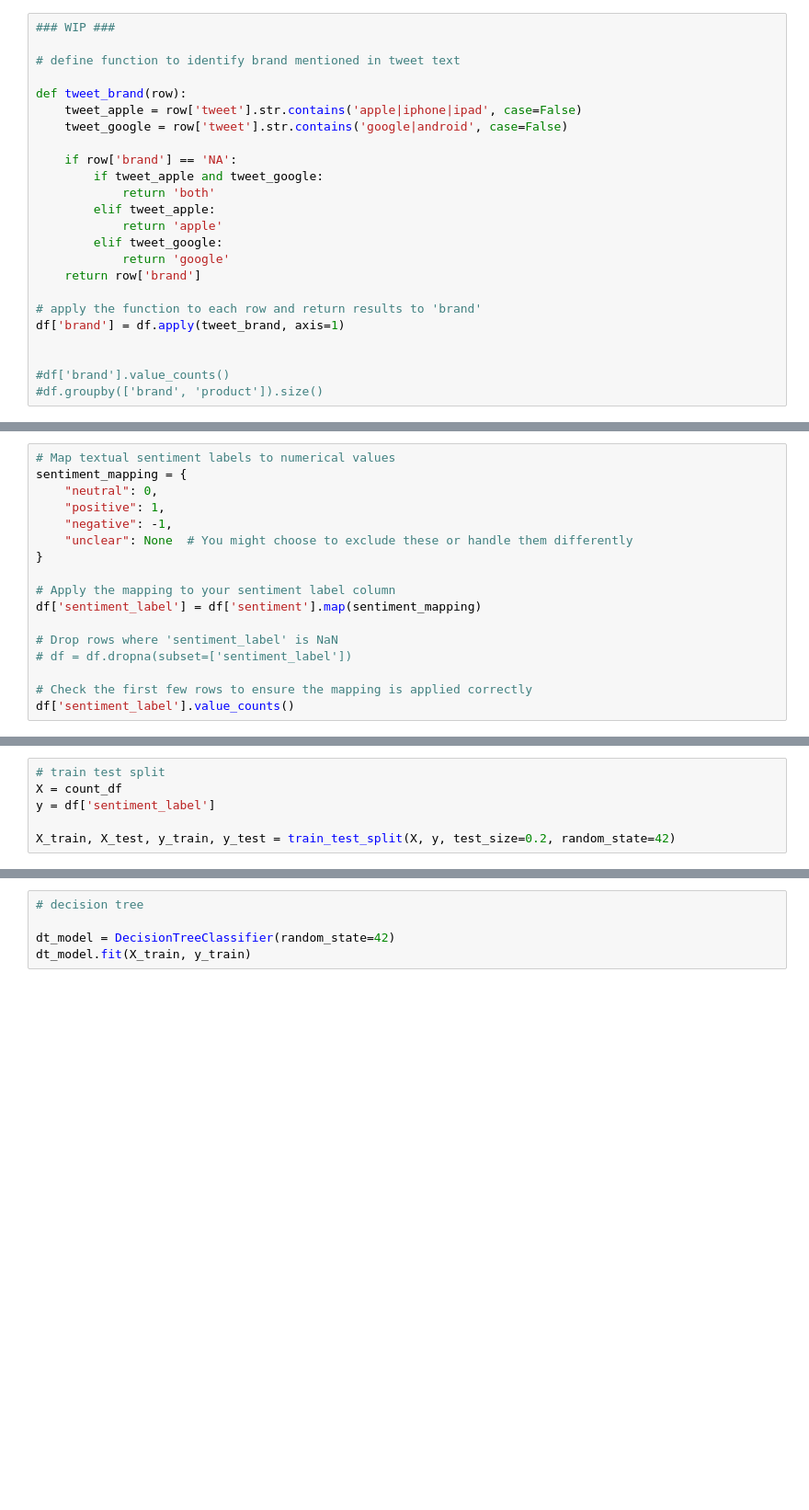
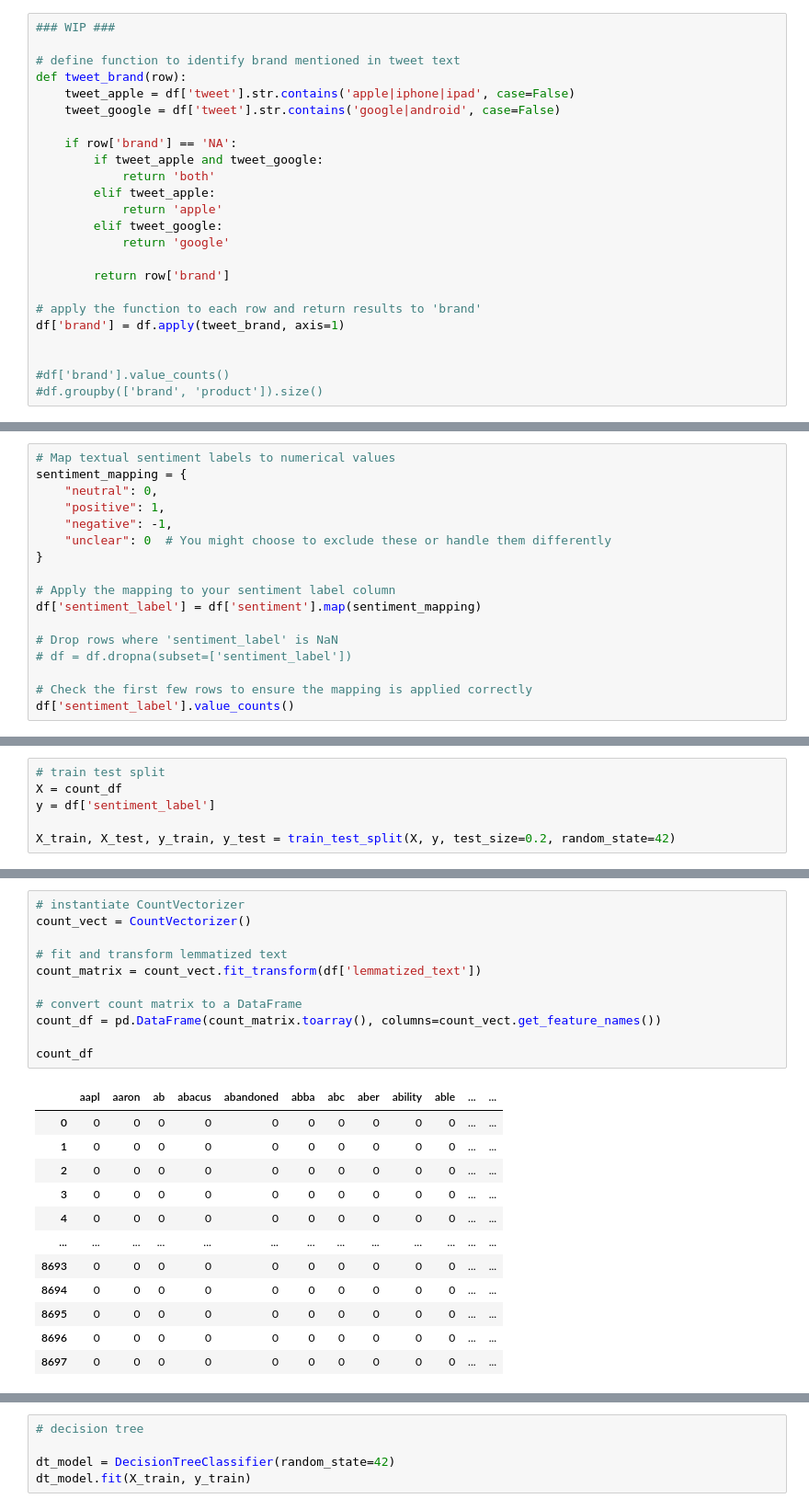
Before and after one commit to meghana-pakala/NLP-project, a Jupyter notebook: final.ipynb, the cells around one changed output, grey strips where cells are left out. Shown at 92% size. Cells and saved outputs as stored; diff of their text form; blank space fills up the shorter version.

```diff
--- a/final.ipynb
+++ b/final.ipynb
@@ -135,10 +132,9 @@ dtype: int64
 ### WIP ###
 
 # define function to identify brand mentioned in tweet text
-
 def tweet_brand(row):
-    tweet_apple = row['tweet'].str.contains('apple|iphone|ipad', case=False)
-    tweet_google = row['tweet'].str.contains('google|android', case=False)
+    tweet_apple = df['tweet'].str.contains('apple|iphone|ipad', case=False)
+    tweet_google = df['tweet'].str.contains('google|android', case=False)
 
     if row['brand'] == 'NA':
         if tweet_apple and tweet_google:
@@ -147,7 +143,8 @@ def tweet_brand(row):
             return 'apple'
         elif tweet_google:
             return 'google'
-    return row['brand']
+
+        return row['brand']
 
 # apply the function to each row and return results to 'brand'
 df['brand'] = df.apply(tweet_brand, axis=1)
@@ -277,7 +256,7 @@ sentiment_mapping = {
     "neutral": 0,
     "positive": 1,
     "negative": -1,
-    "unclear": None  # You might choose to exclude these or handle them differently
+    "unclear": 0  # You might choose to exclude these or handle them differently
 }
 
 # Apply the mapping to your sentiment label column
@@ -407,0 +321,24 @@ X_train, X_test, y_train, y_test = train_test_split(X, y, test_size=0.2, random_
+# %%
+# instantiate CountVectorizer
+count_vect = CountVectorizer()
+
+# fit and transform lemmatized text
+count_matrix = count_vect.fit_transform(df['lemmatized_text'])
+
+# convert count matrix to a DataFrame
+count_df = pd.DataFrame(count_matrix.toarray(), columns=count_vect.get_feature_names())
+
+count_df
+# %% [output]
+|  | aapl | aaron | ab | abacus | abandoned | abba | abc | aber | ability | able | ... | ... |
+| 0 | 0 | 0 | 0 | 0 | 0 | 0 | 0 | 0 | 0 | 0 | ... | ... |
+| 1 | 0 | 0 | 0 | 0 | 0 | 0 | 0 | 0 | 0 | 0 | ... | ... |
+| 2 | 0 | 0 | 0 | 0 | 0 | 0 | 0 | 0 | 0 | 0 | ... | ... |
+| 3 | 0 | 0 | 0 | 0 | 0 | 0 | 0 | 0 | 0 | 0 | ... | ... |
+| 4 | 0 | 0 | 0 | 0 | 0 | 0 | 0 | 0 | 0 | 0 | ... | ... |
+| ... | ... | ... | ... | ... | ... | ... | ... | ... | ... | ... | ... | ... |
+| 8693 | 0 | 0 | 0 | 0 | 0 | 0 | 0 | 0 | 0 | 0 | ... | ... |
+| 8694 | 0 | 0 | 0 | 0 | 0 | 0 | 0 | 0 | 0 | 0 | ... | ... |
+| 8695 | 0 | 0 | 0 | 0 | 0 | 0 | 0 | 0 | 0 | 0 | ... | ... |
+| 8696 | 0 | 0 | 0 | 0 | 0 | 0 | 0 | 0 | 0 | 0 | ... | ... |
+| 8697 | 0 | 0 | 0 | 0 | 0 | 0 | 0 | 0 | 0 | 0 | ... | ... |
```
Also changed, not shown: parts of 29 cells of this notebook.
